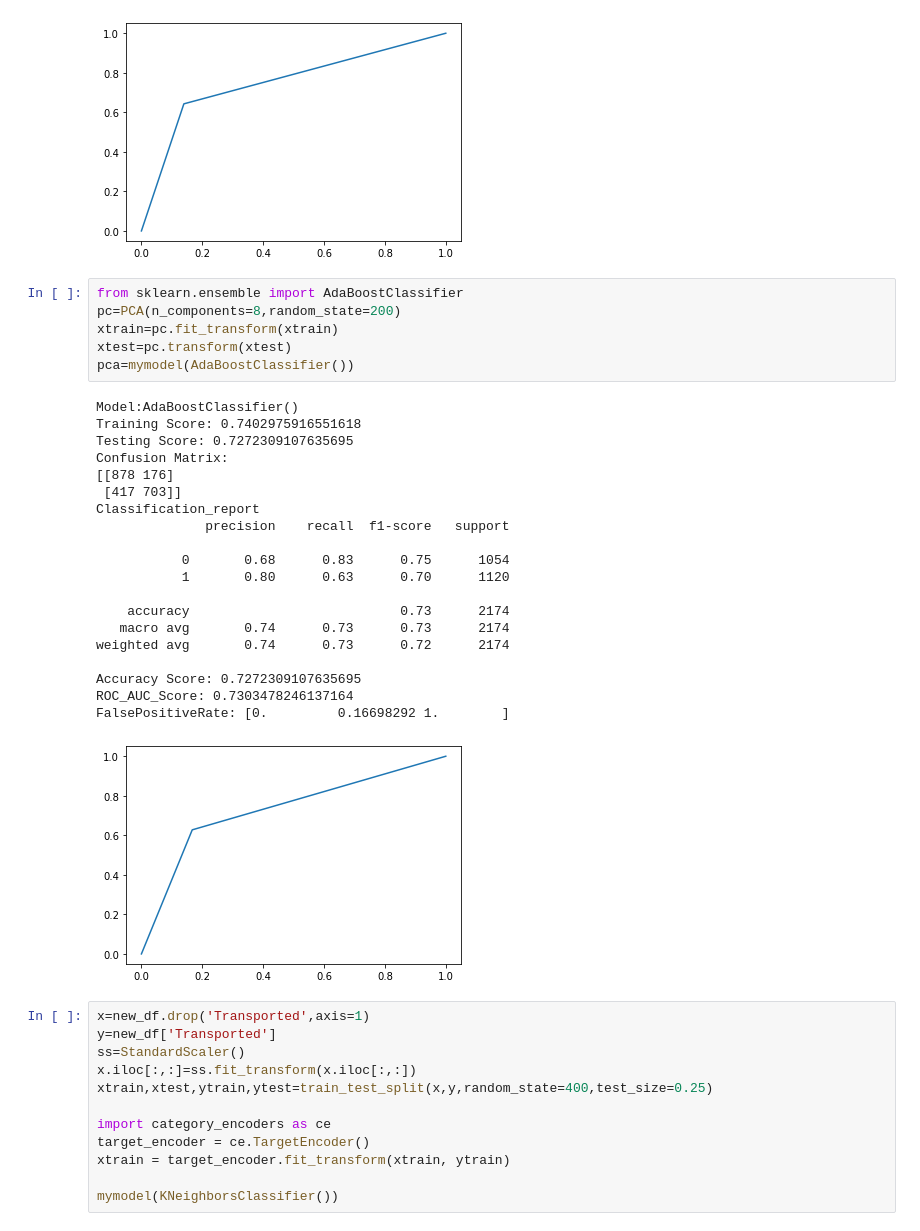
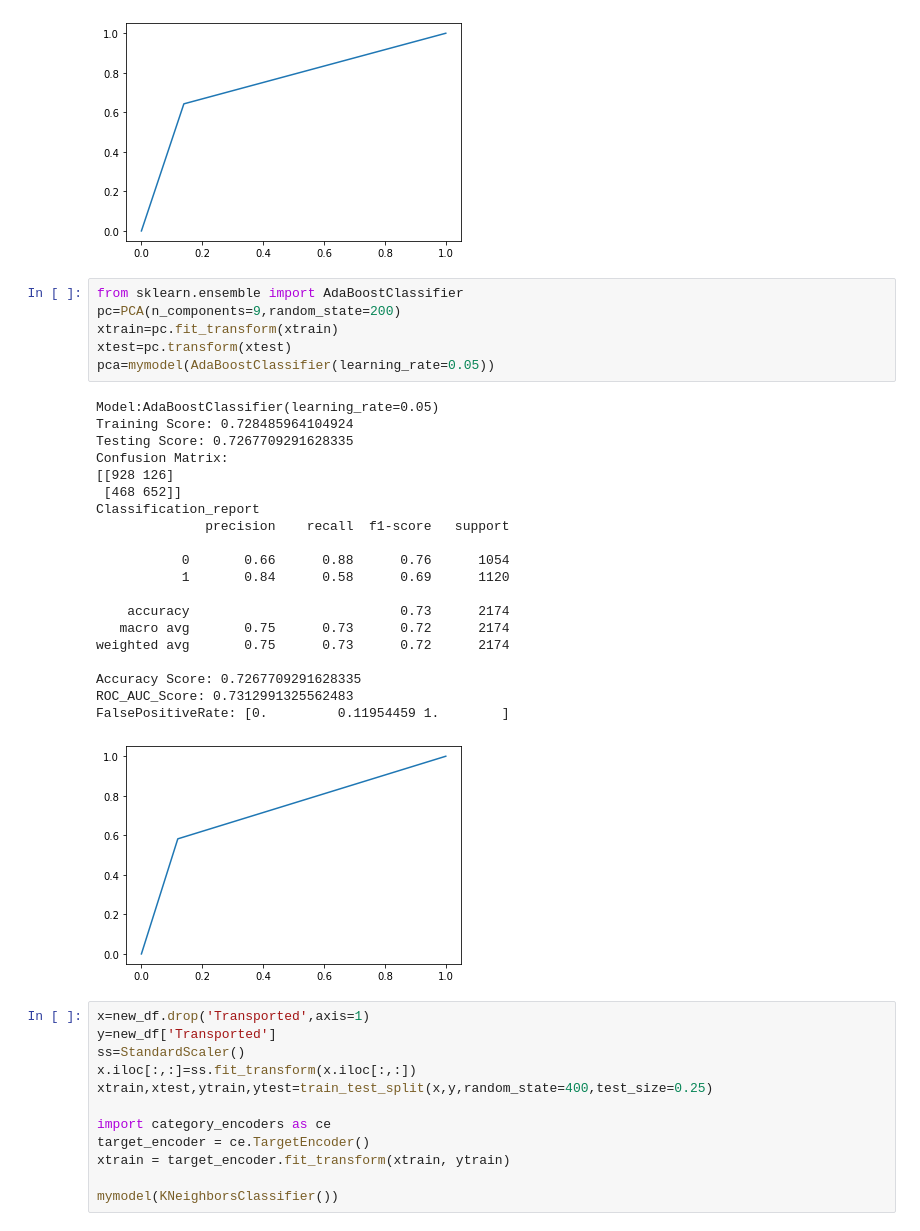
Before and after one commit to Sundarikonar/AWP--Project, a Jupyter notebook: spaceship-titanic.ipynb, the cells around one changed output. Cells and saved outputs as stored; diff of their text form.

```diff
--- a/spaceship-titanic.ipynb
+++ b/spaceship-titanic.ipynb
@@ -669,31 +669,31 @@ FalsePositiveRate: [0.         0.13946869 1.        ]
 [figure]
 # %%
 from sklearn.ensemble import AdaBoostClassifier
-pc=PCA(n_components=8,random_state=200)
+pc=PCA(n_components=9,random_state=200)
 xtrain=pc.fit_transform(xtrain)
 xtest=pc.transform(xtest)
-pca=mymodel(AdaBoostClassifier())
+pca=mymodel(AdaBoostClassifier(learning_rate=0.05))
 # %% [output]
-Model:AdaBoostClassifier()
-Training Score: 0.7402975916551618
-Testing Score: 0.7272309107635695
+Model:AdaBoostClassifier(learning_rate=0.05)
+Training Score: 0.728485964104924
+Testing Score: 0.7267709291628335
 Confusion Matrix:
-[[878 176]
- [417 703]]
+[[928 126]
+ [468 652]]
 Classification_report
               precision    recall  f1-score   support
 
-           0       0.68      0.83      0.75      1054
-           1       0.80      0.63      0.70      1120
+           0       0.66      0.88      0.76      1054
+           1       0.84      0.58      0.69      1120
 
     accuracy                           0.73      2174
-   macro avg       0.74      0.73      0.73      2174
-weighted avg       0.74      0.73      0.72      2174
+   macro avg       0.75      0.73      0.72      2174
+weighted avg       0.75      0.73      0.72      2174
 
-Accuracy Score: 0.7272309107635695
-ROC_AUC_Score: 0.7303478246137164
-FalsePositiveRate: [0.         0.16698292 1.        ]
+Accuracy Score: 0.7267709291628335
+ROC_AUC_Score: 0.7312991325562483
+FalsePositiveRate: [0.         0.11954459 1.        ]
-[figure, old version]
+[figure, new version]
 # %%
 x=new_df.drop('Transported',axis=1)
 y=new_df['Transported']
```
Also changed, not shown: parts of 32 cells of this notebook.
